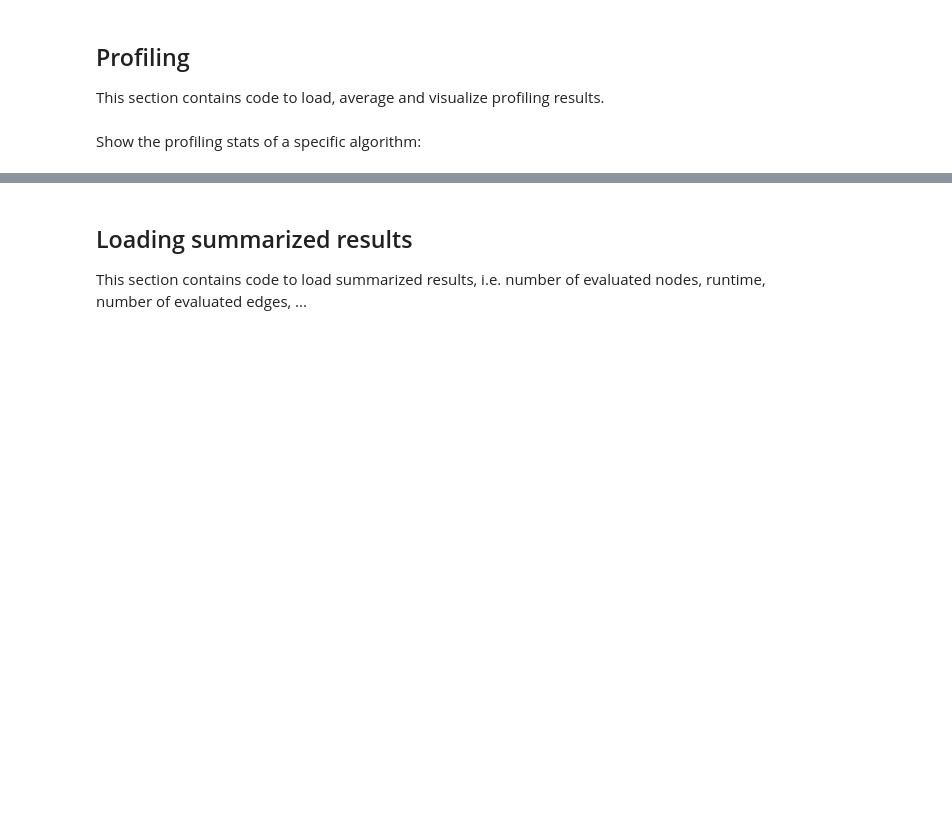
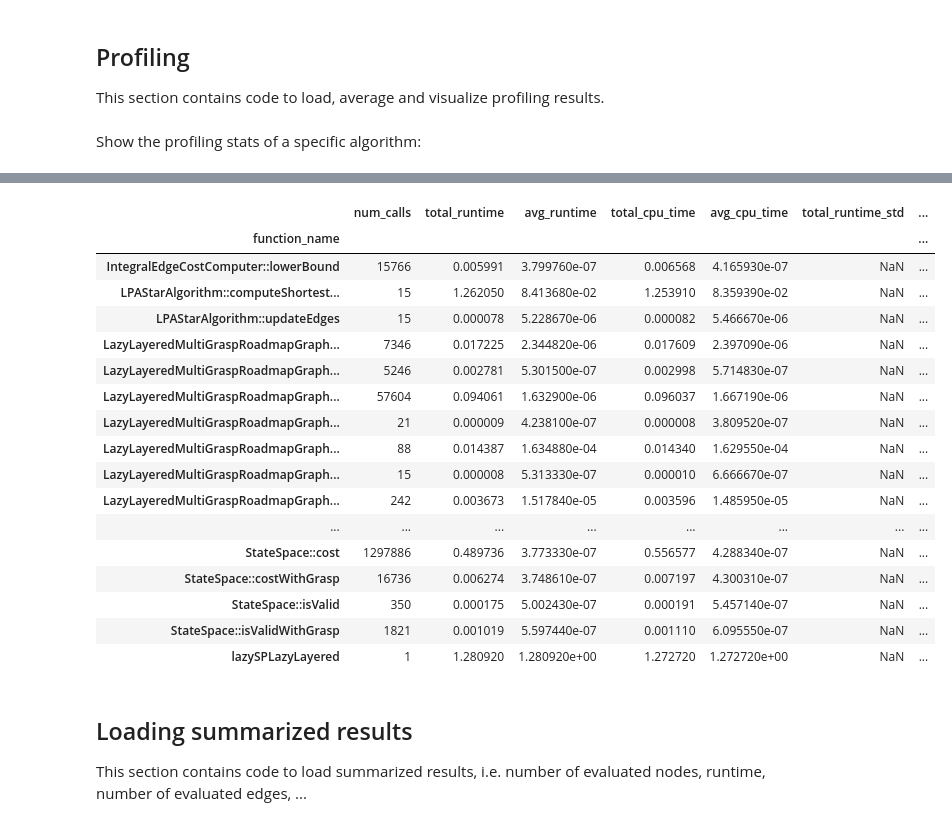
Before and after one commit to malwaru/hfts_grasp_planner, a Jupyter notebook: scripts/notebooks/mg_planner_evaluation.ipynb, the cells around one changed output, grey strips where cells are left out. Cells and saved outputs as stored; diff of their text form; code cells hidden in the pictures; blank space fills up the shorter version.

```diff
--- a/scripts/notebooks/mg_planner_evaluation.ipynb
+++ b/scripts/notebooks/mg_planner_evaluation.ipynb
@@ -49,3 +28,24 @@ load_stats('/tmp/test/LazySP_LWLPAstar__LazyWeightedMultiGraspGraph__Bugtrap2DSc
+# %%
+load_stats('/home/joshua/projects/placement_catkin/experiment_results/tests/trial2/LazySP_LWLPAstar__LazyGrownLazyEdgeWeightedMultiGraspGraph__cluttered_field_const__30-grasps__0.5-step_size__1000-batch_size/run_stats')
+# %% [output]
+|  | num_calls | total_runtime | avg_runtime | total_cpu_time | avg_cpu_time | total_runtime_std | ... |
+| function_name |  |  |  |  |  |  | ... |
+| IntegralEdgeCostComputer::lowerBound | 15766 | 0.005991 | 3.799760e-07 | 0.006568 | 4.165930e-07 | NaN | ... |
+| LPAStarAlgorithm::computeShortest... | 15 | 1.262050 | 8.413680e-02 | 1.253910 | 8.359390e-02 | NaN | ... |
+| LPAStarAlgorithm::updateEdges | 15 | 0.000078 | 5.228670e-06 | 0.000082 | 5.466670e-06 | NaN | ... |
+| LazyLayeredMultiGraspRoadmapGraph... | 7346 | 0.017225 | 2.344820e-06 | 0.017609 | 2.397090e-06 | NaN | ... |
+| LazyLayeredMultiGraspRoadmapGraph... | 5246 | 0.002781 | 5.301500e-07 | 0.002998 | 5.714830e-07 | NaN | ... |
+| LazyLayeredMultiGraspRoadmapGraph... | 57604 | 0.094061 | 1.632900e-06 | 0.096037 | 1.667190e-06 | NaN | ... |
+| LazyLayeredMultiGraspRoadmapGraph... | 21 | 0.000009 | 4.238100e-07 | 0.000008 | 3.809520e-07 | NaN | ... |
+| LazyLayeredMultiGraspRoadmapGraph... | 88 | 0.014387 | 1.634880e-04 | 0.014340 | 1.629550e-04 | NaN | ... |
+| LazyLayeredMultiGraspRoadmapGraph... | 15 | 0.000008 | 5.313330e-07 | 0.000010 | 6.666670e-07 | NaN | ... |
+| LazyLayeredMultiGraspRoadmapGraph... | 242 | 0.003673 | 1.517840e-05 | 0.003596 | 1.485950e-05 | NaN | ... |
+| ... | ... | ... | ... | ... | ... | ... | ... |
+| StateSpace::cost | 1297886 | 0.489736 | 3.773330e-07 | 0.556577 | 4.288340e-07 | NaN | ... |
+| StateSpace::costWithGrasp | 16736 | 0.006274 | 3.748610e-07 | 0.007197 | 4.300310e-07 | NaN | ... |
+| StateSpace::isValid | 350 | 0.000175 | 5.002430e-07 | 0.000191 | 5.457140e-07 | NaN | ... |
+| StateSpace::isValidWithGrasp | 1821 | 0.001019 | 5.597440e-07 | 0.001110 | 6.095550e-07 | NaN | ... |
+| lazySPLazyLayered | 1 | 1.280920 | 1.280920e+00 | 1.272720 | 1.272720e+00 | NaN | ... |
 # %% [markdown]
 ## Loading summarized results
 This section contains code to load summarized results, i.e. number of evaluated nodes, runtime, number of evaluated edges, ...
```
Also changed, not shown: parts of 10 cells of this notebook, 11 other files.
